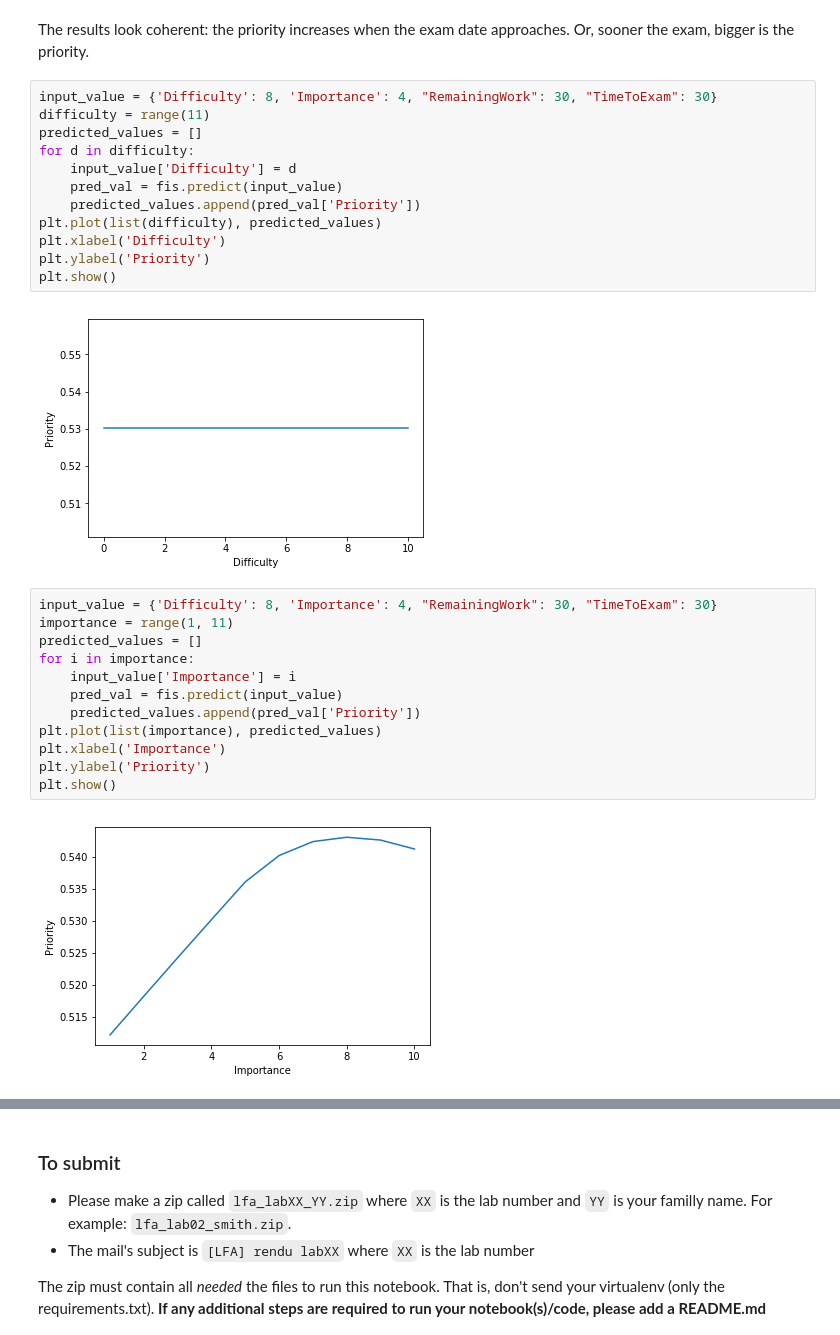
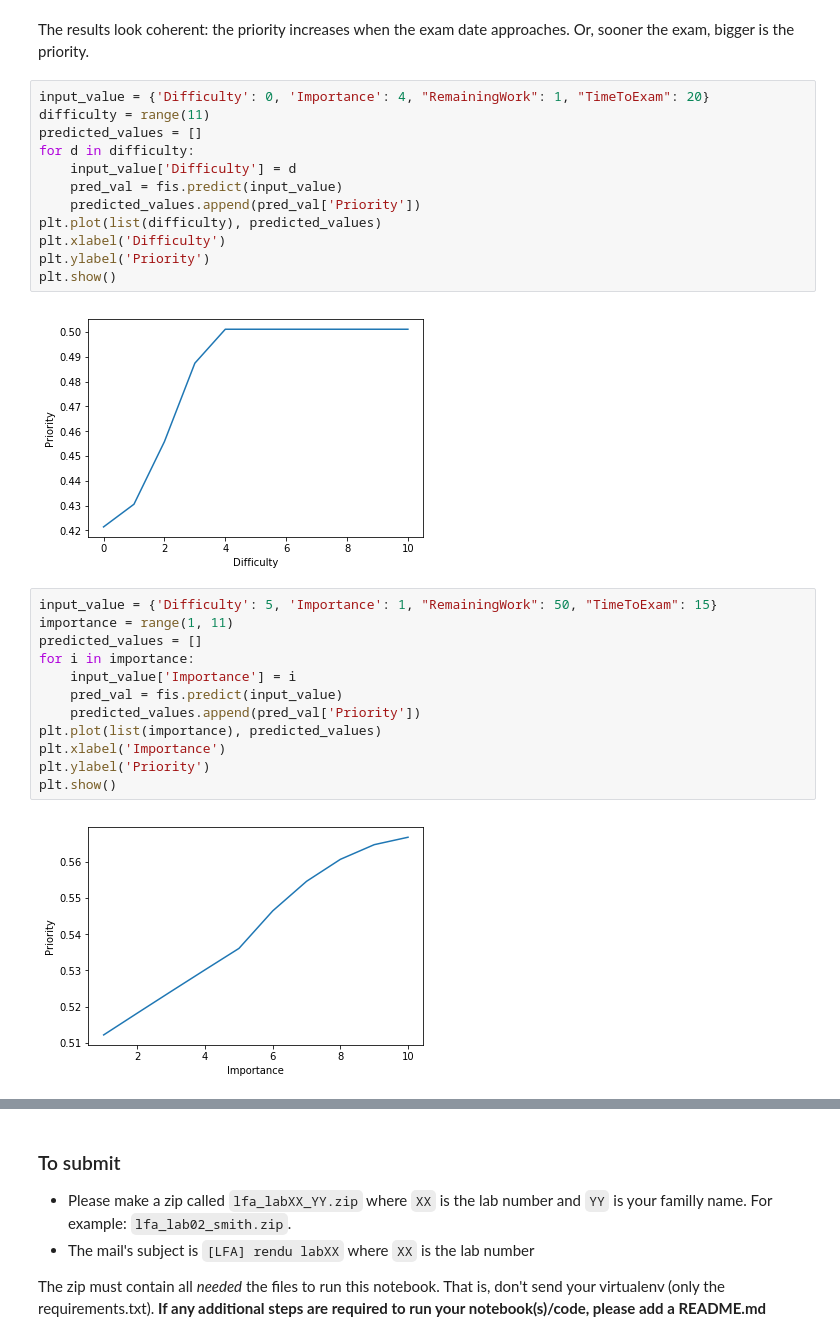
Before and after one commit to SachaKor/LFA-lab4, a Jupyter notebook: 040_exam_problem/000_exam_problem.ipynb, the cells around one changed output, grey strips where cells are left out. Saved outputs shown, nothing was run; the diff lists cells and outputs as text.

```diff
--- a/040_exam_problem/000_exam_problem.ipynb
+++ b/040_exam_problem/000_exam_problem.ipynb
@@ -563,7 +563,7 @@ plt.show()
 # %% [markdown]
 The results look coherent: the priority increases when the exam date approaches. Or, sooner the exam, bigger is the priority.
 # %%
-input_value = {'Difficulty': 8, 'Importance': 4, "RemainingWork": 30, "TimeToExam": 30}
+input_value = {'Difficulty': 0, 'Importance': 4, "RemainingWork": 1, "TimeToExam": 20}
 difficulty = range(11)
 predicted_values = []
 for d in difficulty:
@@ -575,19 +575,19 @@ plt.xlabel('Difficulty')
 plt.ylabel('Priority')
 plt.show()
 # %% [output]
-[figure, old version]
+[figure, new version]
 # %%
-input_value = {'Difficulty': 8, 'Importance': 4, "RemainingWork": 30, "TimeToExam": 30}
+input_value = {'Difficulty': 5, 'Importance': 1, "RemainingWork": 50, "TimeToExam": 15}
 importance = range(1, 11)
 predicted_values = []
 for i in importance:
     input_value['Importance'] = i
     pred_val = fis.predict(input_value)
     predicted_values.append(pred_val['Priority'])
 plt.plot(list(importance), predicted_values)
 plt.xlabel('Importance')
 plt.ylabel('Priority')
 plt.show()
 # %% [output]
-[figure, old version]
+[figure, new version]
 # %%
```
Also changed, not shown: parts of 3 cells of this notebook.
